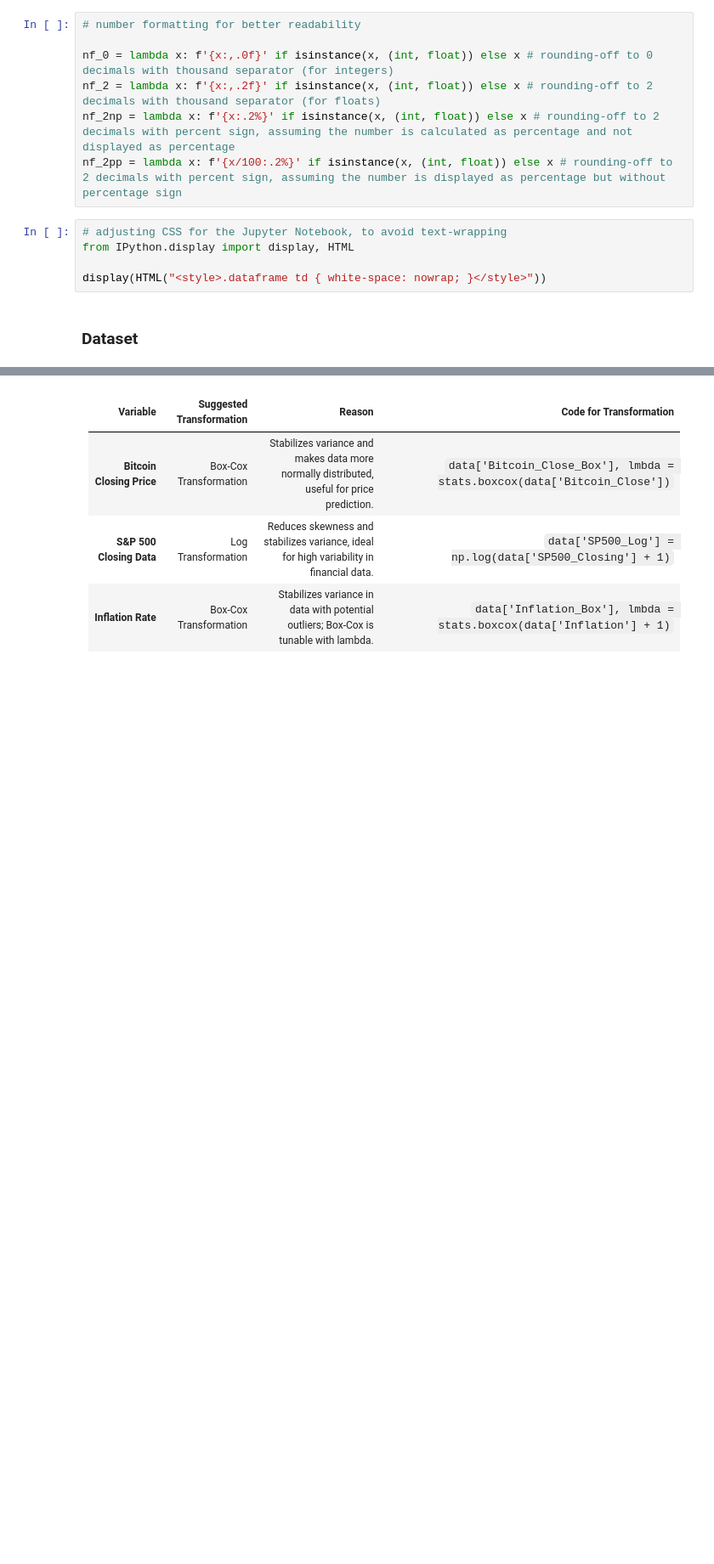
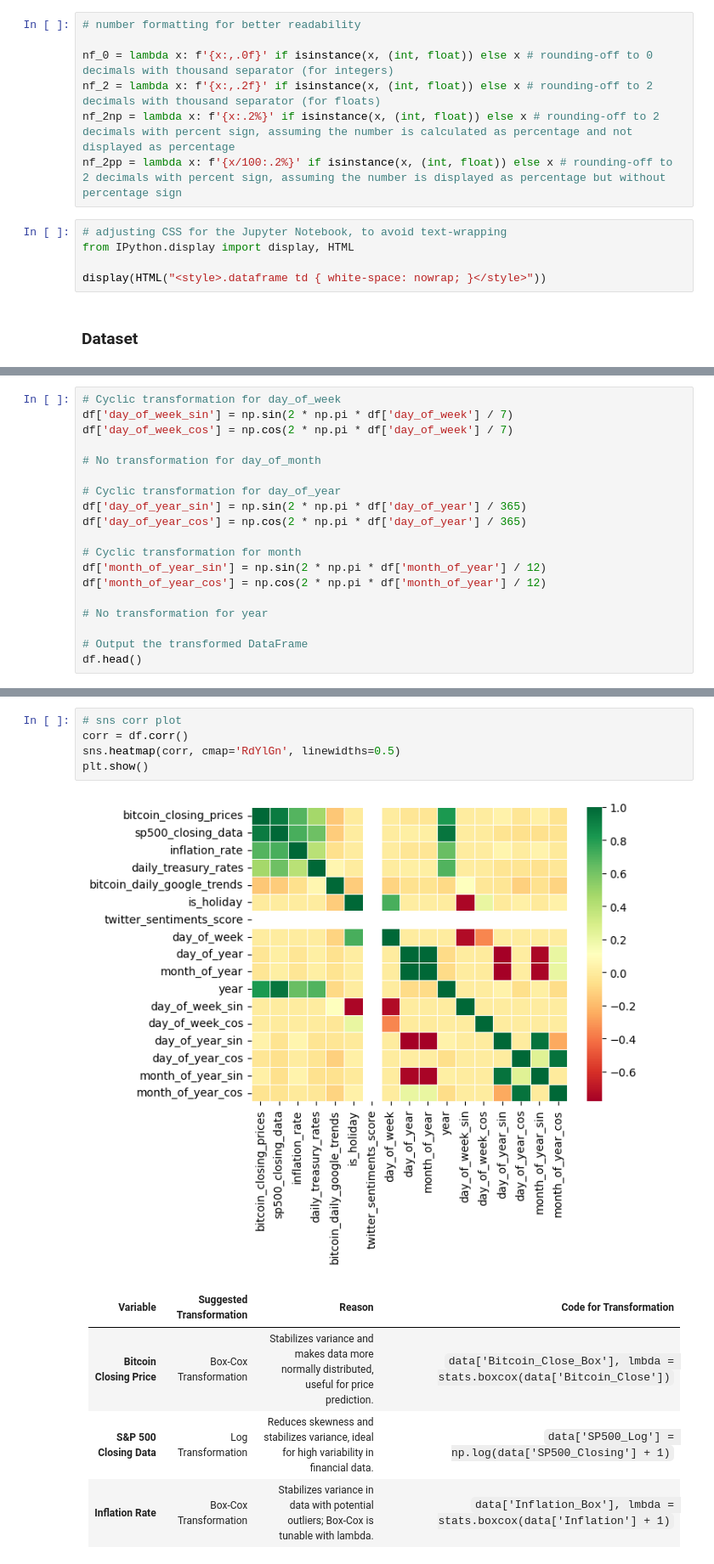
Before and after one commit to kalakhushi18/Advance-Time-Series-Prediction-W24, a Jupyter notebook: 2_DataEngineering/features_engineering.ipynb, the cells around one changed output, grey strips where cells are left out. Shown at 85% size. Cells and saved outputs as stored; diff of their text form; blank space fills up the shorter version.

```diff
--- a/2_DataEngineering/features_engineering.ipynb
+++ b/2_DataEngineering/features_engineering.ipynb
@@ -142,0 +146,19 @@ df.head()
+# %%
+# Cyclic transformation for day_of_week
+df['day_of_week_sin'] = np.sin(2 * np.pi * df['day_of_week'] / 7)
+df['day_of_week_cos'] = np.cos(2 * np.pi * df['day_of_week'] / 7)
+
+# No transformation for day_of_month
+
+# Cyclic transformation for day_of_year
+df['day_of_year_sin'] = np.sin(2 * np.pi * df['day_of_year'] / 365)
+df['day_of_year_cos'] = np.cos(2 * np.pi * df['day_of_year'] / 365)
+
+# Cyclic transformation for month
+df['month_of_year_sin'] = np.sin(2 * np.pi * df['month_of_year'] / 12)
+df['month_of_year_cos'] = np.cos(2 * np.pi * df['month_of_year'] / 12)
+
+# No transformation for year
+
+# Output the transformed DataFrame
+df.head()
@@ -143,3 +173,10 @@ df.head()
+# %%
+# sns corr plot
+corr = df.corr()
+sns.heatmap(corr, cmap='RdYlGn', linewidths=0.5)
+plt.show()
+# %% [output]
+[figure, added]
 # %% [markdown]
 | Variable                  | Suggested Transformation       | Reason                                                                                                       | Code for Transformation                  |
 |---------------------------|--------------------------------|--------------------------------------------------------------------------------------------------------------|------------------------------------------|
```
Also changed, not shown: parts of 12 cells of this notebook, 1 other file.
